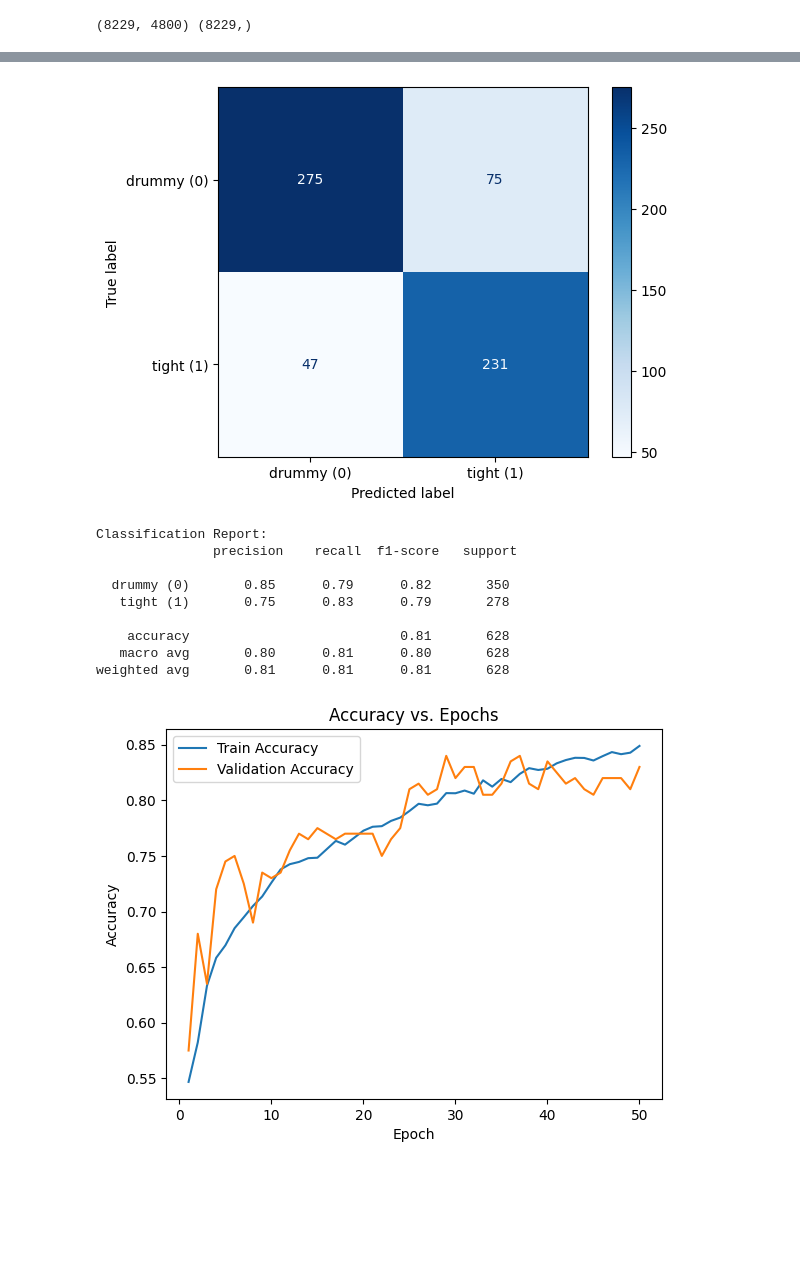
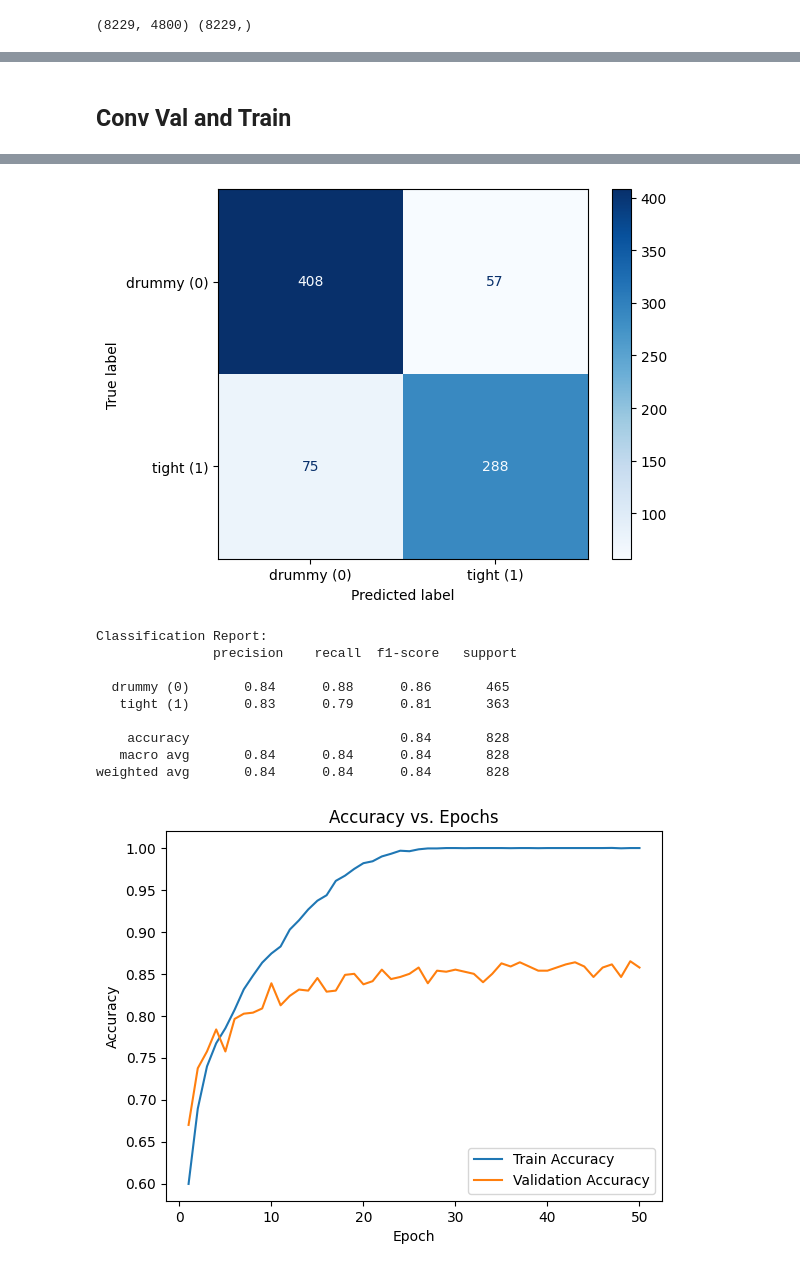
Before and after one commit to kanwarSINGH03/acoustic_signal_classification, a Jupyter notebook: evaluation/conv_p2.ipynb, the cells around one changed output, grey strips where cells are left out. Drawn from its saved outputs; the diff is of its cells as text; code cells hidden in the pictures; blank space fills up the shorter version.

```diff
--- a/evaluation/conv_p2.ipynb
+++ b/evaluation/conv_p2.ipynb
@@ -16,7 +16,7 @@ samps_2 = pd.DataFrame(data_2['x'].T)
 labs_2  = pd.DataFrame(data_2['y'].T, columns=['y'])
 
 # Combine and drop any NaNs
-df_2 = pd.concat([samps_2, labs_2], axis=1).dropna()
+df_2 = pd.concat([samps_2, labs_2], axis=1)
 
 bad_indices = [
     100,303,496,507,609,706,909,1011,1113,1271,1373,1475,1577,1679,1781,1883,2085,2287,
@@ -36,6 +36,7 @@ bad_indices = [
 ]
 
 df_2 = df_2.drop(index=bad_indices, errors='ignore')
+df_2 = df_2.dropna()
 
 shuffled_df = df_2.sample(frac=1, random_state=42).reset_index(drop=True)
 
@@ -66,23 +87,23 @@ import models.classification as classify
 import models.loops as loops
 import models.models as models
 
-train_idx = list(range(0, 7600))
-test_idx = list(range(7600,8228))
+train_idx = list(range(0, 7400))
+test_idx = list(range(7400,8229))
 
 train_data = torch.utils.data.Subset(data_2, train_idx)
 test_data = torch.utils.data.Subset(data_2, test_idx)
 
-batch_size = 10
+batch_size = 90
 
 train_loader = torch.utils.data.DataLoader(train_data, batch_size=batch_size, shuffle=True)
 test_loader = torch.utils.data.DataLoader(test_data, batch_size=batch_size, shuffle=True)
 
 print(train_loader.dataset[0][0].shape)
-
+epochs = 25
 model = models.Convolution_p2()
 
-loops.train(model=model, model_path="./model_paths/raw_p2.pth", train_loader=train_loader,val=False, val_loader=None, batch_size=batch_size, lr=1e-3,weight_decay=0, optim="adam", epochs=30)
+loops.train(model=model, model_path="./model_paths/raw_p2.pth", train_loader=train_loader,val=False, val_loader=None, batch_size=batch_size, lr=1e-3,weight_decay=0, optim="adam", epochs=epochs)
 
-loops.test(model_path="./model_paths/raw_p2.pth", test_loader=test_loader, report=True)
+loops.test(model=model, model_path="./model_paths/raw_p2.pth", test_loader=test_loader, report=True)
 # %% [output]
 torch.Size([4800])
@@ -115,3 +136,5 @@ weighted avg       0.80      0.80      0.80       628
+# %% [markdown]
+## Conv Val and Train
 # %%
 torch.manual_seed(42)
 import matplotlib.pyplot as plt
@@ -119,9 +142,9 @@ import models.classification as classify
 import models.loops as loops
 import models.models as models
 
-train_idx = list(range(0, 7400))
-val_idx = list(range(7400,7600))
-test_idx = list(range(7600,8228))
+train_idx = list(range(0, 6600))
+val_idx = list(range(6600,7400))
+test_idx = list(range(7400,8228))
 
 train_data = torch.utils.data.Subset(data_2, train_idx)
 val_data = torch.utils.data.Subset(data_2, val_idx)
@@ -141,7 +164,7 @@ model = models.Convolution_p2()
 
 history = loops.train(model=model, model_path="./model_paths/mfcc_p2.pth", train_loader=train_loader,val=True, val_loader=val_loader, batch_size=batch_size, lr=1e-3,weight_decay=0, optim="adam", epochs=epochs)
 
-loops.test(model_path="./model_paths/mfcc_p2.pth", test_loader=test_loader, report=True)
+loops.test(model=model, model_path="./model_paths/mfcc_p2.pth", test_loader=test_loader, report=True)
 
 plt.plot(list(range(1,epochs+1)), history["train_acc"], label="Train Accuracy")
 plt.plot(list(range(1,epochs+1)), history["val_acc"],   label="Validation Accuracy")
@@ -171,11 +194,11 @@ Test accuracy: 0.8057
-[figure, old version]
+[figure, new version]
 Classification Report:
                precision    recall  f1-score   support
 
-  drummy (0)       0.85      0.79      0.82       350
-   tight (1)       0.75      0.83      0.79       278
+  drummy (0)       0.84      0.88      0.86       465
+   tight (1)       0.83      0.79      0.81       363
 
-    accuracy                           0.81       628
-   macro avg       0.80      0.81      0.80       628
-weighted avg       0.81      0.81      0.81       628
+    accuracy                           0.84       828
+   macro avg       0.84      0.84      0.84       828
+weighted avg       0.84      0.84      0.84       828
-[figure, old version]
+[figure, new version]
```
Also changed, not shown: parts of 6 cells of this notebook, 5 other files.
